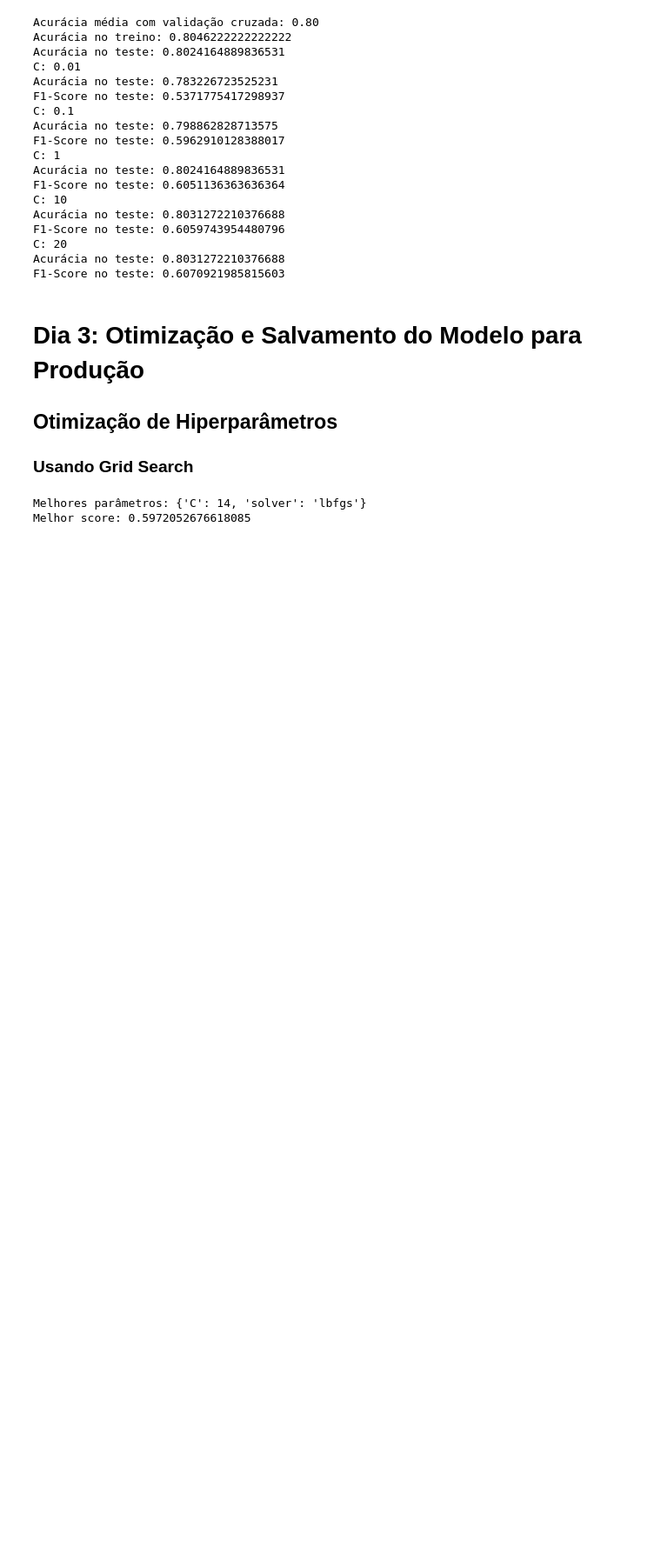
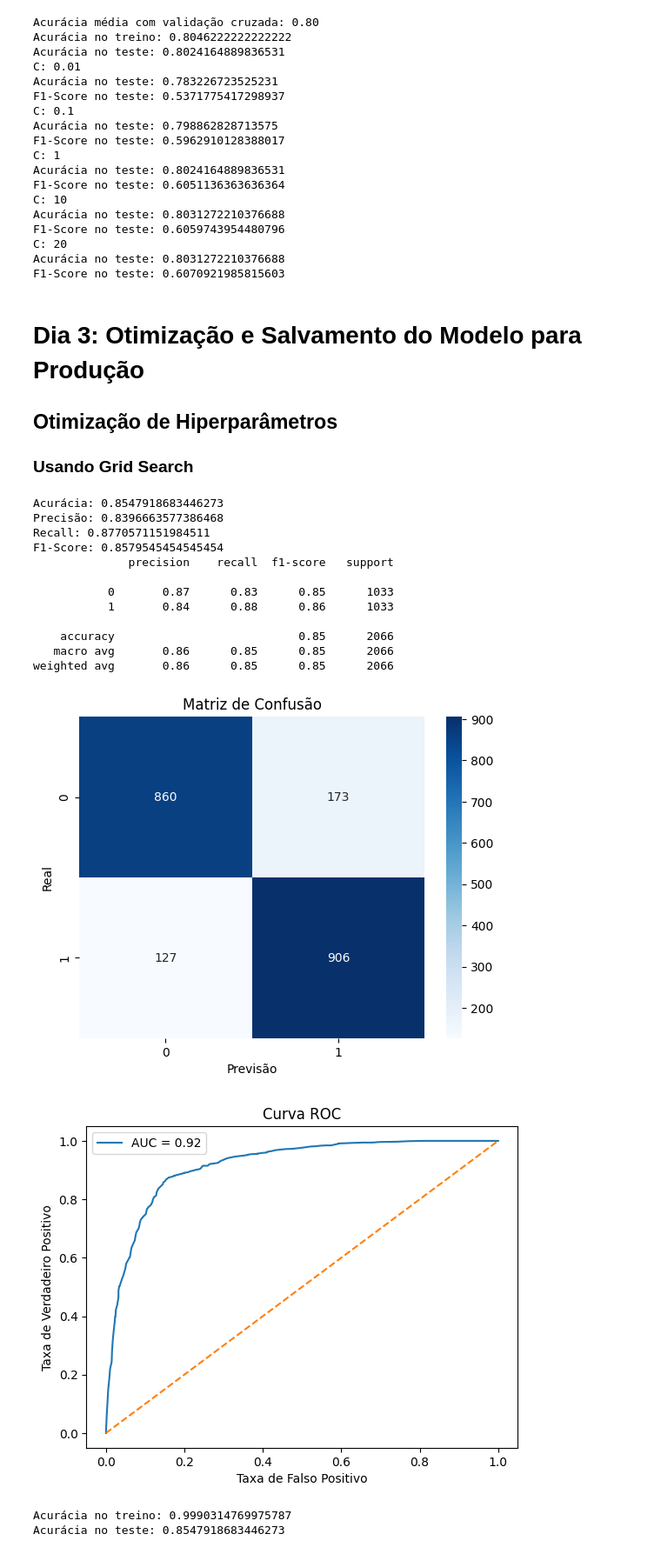
Before and after one commit to felipequentino/minicurso-ml, a Jupyter notebook: day3.ipynb, the cells around one changed output. Shown at 87% size. Cells and saved outputs as stored; diff of their text form; code cells hidden in the pictures; blank space fills up the shorter version.

Commit message:
:robot: models and notebooks updated

```diff
--- a/day3.ipynb
+++ b/day3.ipynb
@@ -115,18 +111,3 @@ F1-Score no teste: 0.6070921985815603
 ## Otimização de Hiperparâmetros
 
 ### Usando Grid Search
-# %%
-from sklearn.model_selection import GridSearchCV
-
-param_grid = {
-    'C':[10, 11, 12, 13, 14, 15, 16],
-    'solver': ['liblinear', 'lbfgs']
-}
-grid = GridSearchCV(LogisticRegression(max_iter=1000), param_grid, cv=5, scoring='f1')
-grid.fit(X_train, y_train)
-
-print("Melhores parâmetros:", grid.best_params_)
-print("Melhor score:", grid.best_score_)
-# %% [output]
-Melhores parâmetros: {'C': 14, 'solver': 'lbfgs'}
-Melhor score: 0.5972052676618085
@@ -132,0 +116,63 @@ Melhor score: 0.5972052676618085
+# %%
+# Oversampling com SMOTE
+smote = SMOTE(random_state=42) # x = features / y = target/alvo
+X_resampled, y_resampled = smote.fit_resample(X, y)
+
+# Dividindo em treino e teste
+X_train, X_test, y_train, y_test = train_test_split(X_resampled, y_resampled, test_size=0.2, stratify=y_resampled, random_state=42)
+
+# Treinando o modelo Random Forest
+from sklearn.ensemble import RandomForestClassifier
+
+rf_model = RandomForestClassifier(random_state=42)
+rf_model.fit(X_train, y_train)
+
+# Avaliando o modelo
+y_pred = rf_model.predict(X_test)
+print("Acurácia:", accuracy_score(y_test, y_pred))
+print("Precisão:", precision_score(y_test, y_pred))
+print("Recall:", recall_score(y_test, y_pred))
+print("F1-Score:", f1_score(y_test, y_pred))
+print(classification_report(y_test, y_pred))
+
+# Matriz de confusão
+conf_matrix = confusion_matrix(y_test, y_pred)
+sns.heatmap(conf_matrix, annot=True, fmt='d', cmap='Blues')
+plt.title('Matriz de Confusão')
+plt.xlabel('Previsão')
+plt.ylabel('Real')
+plt.show()
+
+# Curva ROC
+y_prob = rf_model.predict_proba(X_test)[:,1]
+fpr, tpr, thresholds = roc_curve(y_test, y_prob)
+auc = roc_auc_score(y_test, y_prob)
+plt.plot(fpr, tpr, label='AUC = {:.2f}'.format(auc))
+plt.plot([0,1], [0,1], linestyle='--')
+plt.title('Curva ROC')
+plt.xlabel('Taxa de Falso Positivo')
+plt.ylabel('Taxa de Verdadeiro Positivo')
+plt.legend()
+plt.show()
+
+# Analisando Overfitting
+y_train_pred = rf_model.predict(X_train)
+print("Acurácia no treino:", accuracy_score(y_train, y_train_pred))
+print("Acurácia no teste:", accuracy_score(y_test, y_pred))
+# %% [output]
+Acurácia: 0.8547918683446273
+Precisão: 0.8396663577386468
+Recall: 0.8770571151984511
+F1-Score: 0.8579545454545454
+              precision    recall  f1-score   support
+
+           0       0.87      0.83      0.85      1033
+           1       0.84      0.88      0.86      1033
+
+    accuracy                           0.85      2066
+   macro avg       0.86      0.85      0.85      2066
+weighted avg       0.86      0.85      0.85      2066
+[figure, added]
+[figure, added]
+Acurácia no treino: 0.9990314769975787
+Acurácia no teste: 0.8547918683446273
```
Also changed, not shown: parts of 20 cells of this notebook, 10 other files.
